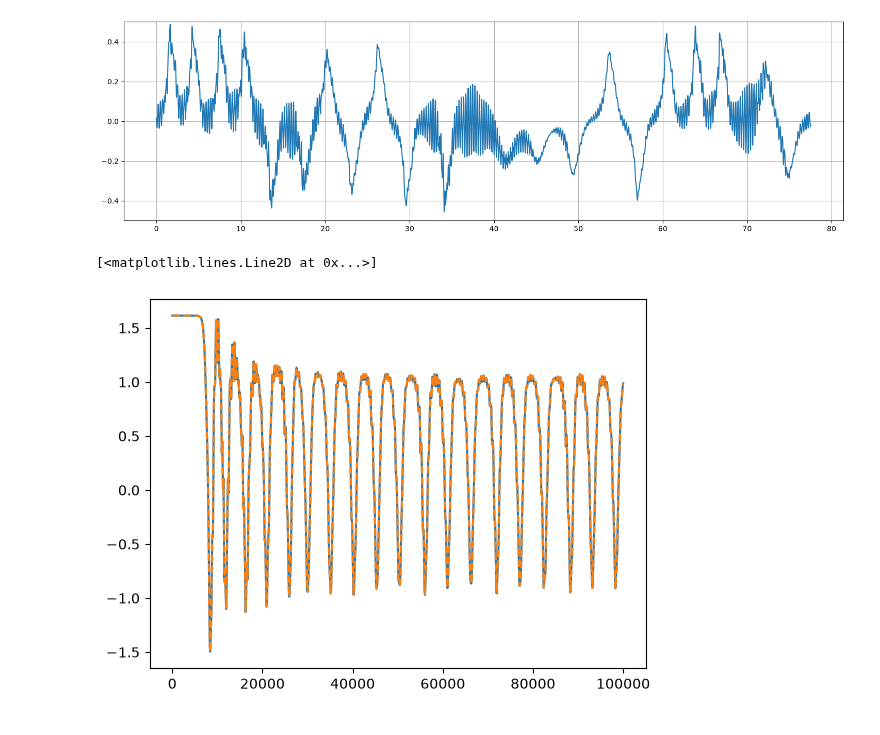
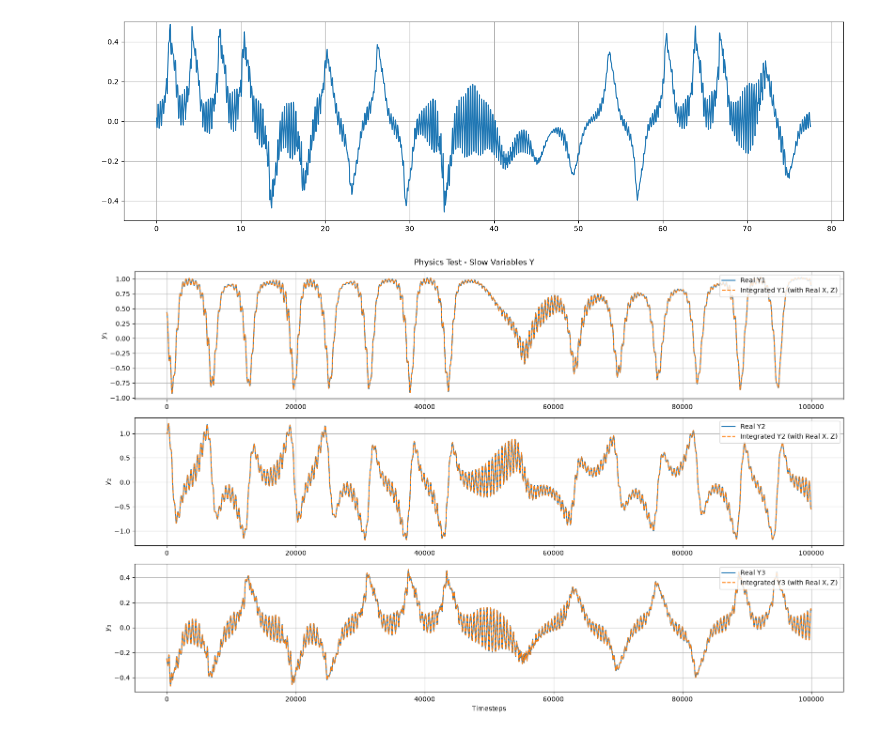
Before and after one commit to sparram/closure_lorenz_80, a Jupyter notebook: notebooks/l80_model.ipynb, the cells around one changed output. Drawn from its saved outputs; the diff is of its cells as text; code cells hidden in the pictures.

```diff
--- a/l80_model.ipynb
+++ b/notebooks/l80_model.ipynb
@@ -77,16 +77,40 @@ X = data['u'][0:3]
 Y = data['u'][3:6]
 Z = data['u'][6:9]
 
-start_idx = 0
+start_idx = 4000000
 Y_sim = np.zeros_like(Y)
 Y_sim[:,0] = Y[:,start_idx]
 
 for i in range(100000):
     #Y_sim[:,i+1] = rk4_step_y(Y_sim[:,i], X[:,start_idx+i], Z[:,start_idx+i], 4.2e-3)
     Y_sim[:,i+1] = rk4_step_y(Y[:,start_idx+i], X[:,start_idx+i], Z[:,start_idx+i], 4.2e-3)
-
-plt.plot(Y[0][start_idx:start_idx+100000])
-plt.plot(Y_sim[0][:100000], '--')
-# %% [output]
-[<matplotlib.lines.Line2D at 0x...>]
-[figure, removed]
+# %%
+plt.figure(figsize=(16, 10))
+plt.subplot(3,1,1)
+plt.plot(Y[0][start_idx:start_idx+100000], label='Real Y1')
+plt.plot(Y_sim[0][:100000], '--', label='Integrated Y1 (with Real X, Z)')
+plt.ylabel("$y_1$")
+plt.legend(loc='upper right')
+plt.grid()
+
+plt.subplot(3,1,2)
+plt.plot(Y[1][start_idx:start_idx+100000], label='Real Y2')
+plt.plot(Y_sim[1][:100000], '--', label='Integrated Y2 (with Real X, Z)')
+plt.ylabel("$y_2$")
+plt.legend(loc='upper right')
+plt.grid()
+
+plt.subplot(3,1,3)
+plt.plot(Y[2][start_idx:start_idx+100000], label='Real Y3')
+plt.plot(Y_sim[2][:100000], '--', label='Integrated Y3 (with Real X, Z)')
+plt.xlabel("Timesteps")
+plt.ylabel("$y_3$")
+plt.legend(loc='upper right')
+plt.grid()
+
+plt.suptitle('Physics Test - Slow Variables Y')
+plt.tight_layout()
+plt.savefig("y_physics_validation.png")
+plt.show()
+# %% [output]
+[figure, added]
```
Also changed, not shown: 17 other files.
